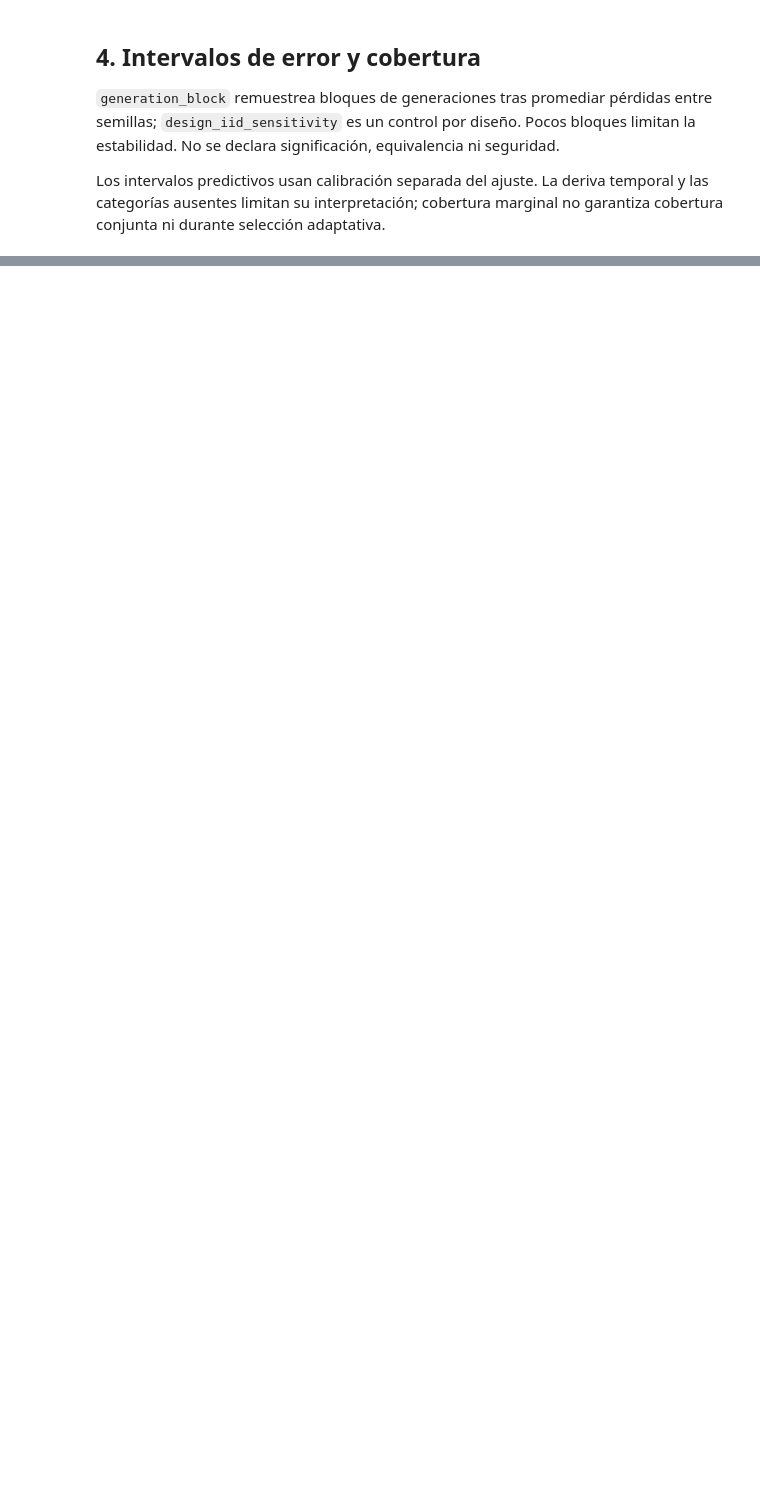
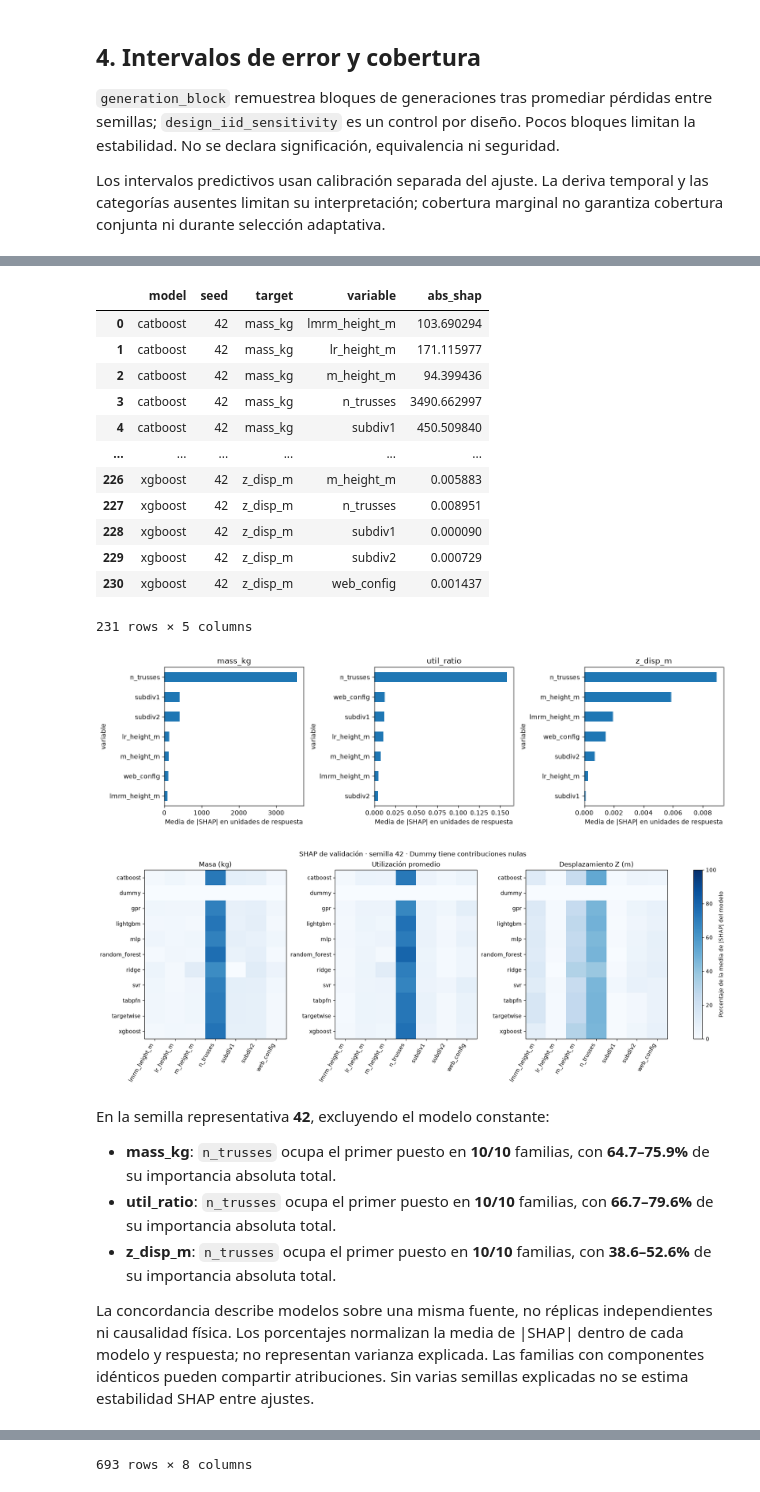
Before and after one commit to cezartdev/proyecto_de_titulo, a Jupyter notebook: notebooks/02_prediccion.ipynb, the cells around one changed output, grey strips where cells are left out. Cells and saved outputs as stored; diff of their text form; code cells hidden in the pictures; blank space fills up the shorter version.

```diff
--- a/notebooks/02_prediccion.ipynb
+++ b/notebooks/02_prediccion.ipynb
@@ -118,30 +364,59 @@ if shap_path.is_file():
         & importance["seed"].eq(CONFIG.representative_seed)
     ]
     figure, axes = plt.subplots(1, 3, figsize=(14, 4))
     for axis, target in zip(axes, ("mass_kg", "util_ratio", "z_disp_m"), strict=True):
         values = (
             selected.loc[selected["target"].eq(target)]
             .set_index("variable")["abs_shap"]
             .sort_values()
         )
         values.plot.barh(ax=axis)
         axis.set(title=target, xlabel="Media de |SHAP| en unidades de respuesta")
     plt.tight_layout()
     plt.show()
+    from truss_research.evaluacion.figuras import shap_comparison_figure
+    from truss_research.evaluacion.lectura_resultados import shap_interpretation
+
+    figure = shap_comparison_figure(REPORT_DIR, CONFIG.representative_seed)
+    display(figure)
+    plt.close(figure)
+    display(Markdown(shap_interpretation(REPORT_DIR, CONFIG.representative_seed)))
     display(pd.read_csv(REPORT_DIR / "shap_examples.csv"))
     display(pd.read_csv(REPORT_DIR / "shap_costs.csv"))
     stability = pd.read_csv(REPORT_DIR / "shap_stability.csv")
     if not stability.empty:
         display(stability)
     else:
         display(
             Markdown(
                 "No se explicaron múltiples semillas: no hay estimación de estabilidad SHAP entre ajustes."
             )
         )
 else:
     display(
         Markdown(
             "SHAP pendiente: ejecutar `make explain`, revisar sus costos y generar otro informe con `make report` o `make notebooks`. Esta presentación no calcula SHAP."
         )
     )
+# %% [output]
+|  | model | seed | target | variable | abs_shap |
+| 0 | catboost | 42 | mass_kg | lmrm_height_m | 103.690294 |
+| 1 | catboost | 42 | mass_kg | lr_height_m | 171.115977 |
+| 2 | catboost | 42 | mass_kg | m_height_m | 94.399436 |
+| 3 | catboost | 42 | mass_kg | n_trusses | 3490.662997 |
+| 4 | catboost | 42 | mass_kg | subdiv1 | 450.509840 |
+| ... | ... | ... | ... | ... | ... |
+| 226 | xgboost | 42 | z_disp_m | m_height_m | 0.005883 |
+| 227 | xgboost | 42 | z_disp_m | n_trusses | 0.008951 |
+| 228 | xgboost | 42 | z_disp_m | subdiv1 | 0.000090 |
+| 229 | xgboost | 42 | z_disp_m | subdiv2 | 0.000729 |
+| 230 | xgboost | 42 | z_disp_m | web_config | 0.001437 |
+231 rows × 5 columns
+[figure, added]
+[figure, added]
+En la semilla representativa **42**, excluyendo el modelo constante:
+- **mass_kg**: `n_trusses` ocupa el primer puesto en **10/10** familias, con **64.7–75.9%** de su importancia absoluta total.
+- **util_ratio**: `n_trusses` ocupa el primer puesto en **10/10** familias, con **66.7–79.6%** de su importancia absoluta total.
+- **z_disp_m**: `n_trusses` ocupa el primer puesto en **10/10** familias, con **38.6–52.6%** de su importancia absoluta total.
+
+La concordancia describe modelos sobre una misma fuente, no réplicas independientes ni causalidad física. Los porcentajes normalizan la media de |SHAP| dentro de cada modelo y respuesta; no representan varianza explicada. Las familias con componentes idénticos pueden compartir atribuciones. Sin varias semillas explicadas no se estima estabilidad SHAP entre ajustes.
@@ -147,0 +435 @@ else:
+693 rows × 8 columns
```
Also changed, not shown: parts of 12 cells of this notebook, 31 other files.
